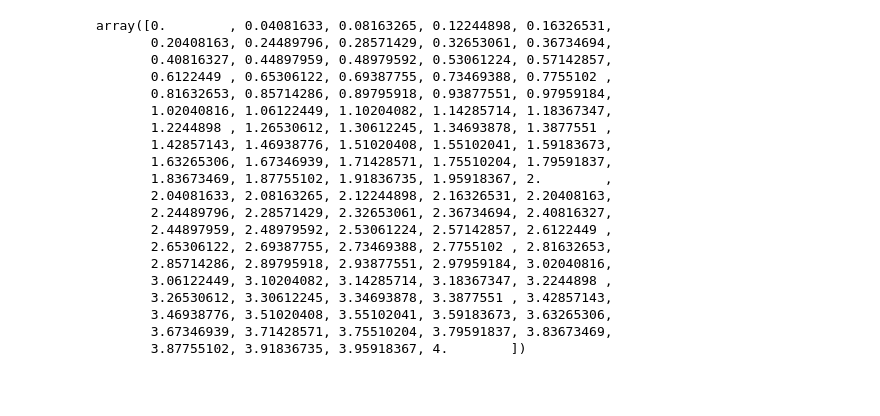
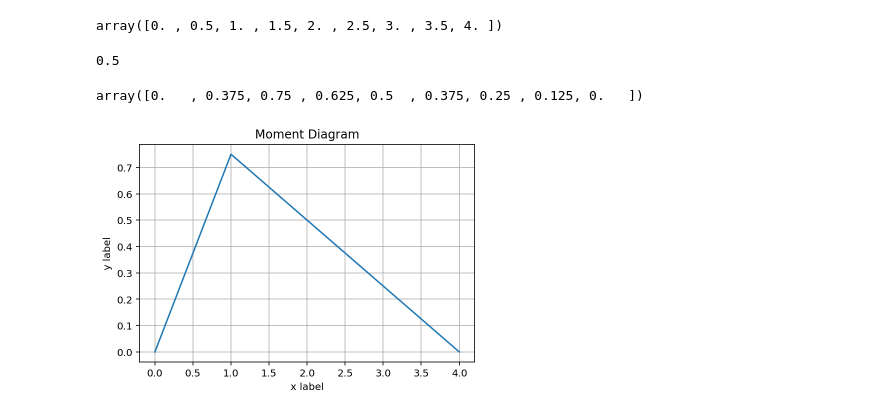
Before and after one commit to Ewdy/Structural-Design, a Jupyter notebook: Beam_Formulas/Beam_1.ipynb, the cells around one changed output. Cells and saved outputs as stored; diff of their text form; code cells hidden in the pictures; blank space fills up the shorter version.

Commit message:
add graph of moment diagram

```diff
--- a/Beam_Formulas/Beam_1.ipynb
+++ b/Beam_Formulas/Beam_1.ipynb
@@ -19,7 +21,7 @@ import matplotlib.pyplot as plt
 # %%
 # Enter case values sans units at present
 P = 1 # kN
-a = 2 # m
+a = 1 # m
 L = 4 # m
 # Derive distance b
 b = L - a
@@ -44,24 +33,52 @@ M_x
+# %%
+def moment_x(x, P, a, L):
+    """
+    Determine moment for simple beam w/ concentrated load at any position x.
+
+    where
+    x = distance from left end of beam to point of interest
+    P = concentrated load
+    a = distance from left end of beam to point of load
+    L = length of span of beam
+
+    The function does not take or allign units. Units of x, a and L must be identical.
+
+    Returns value of moment at x in units_of_P * units_of_x
+    """
+    b = L - a # derive b given a and L
+    if x >= 0 and x <= a:
+        M_x = (P*x*b)/L
+    elif x > a and x <= L:
+        M_x = (P*(L-x)*a)/L
+    else:
+        M_x = float('Nan')
+        print("Error: x cannot be less than 0 or greater than L which is {} in this case".format(L))
+    return M_x
 # %%
-position = np.linspace(0, L, 99)
+position = np.linspace(0, L, SAMPLE_SIZE)
 position
 # %% [output]
-array([0.        , 0.04081633, 0.08163265, 0.12244898, 0.16326531,
-       0.20408163, 0.24489796, 0.28571429, 0.32653061, 0.36734694,
-       0.40816327, 0.44897959, 0.48979592, 0.53061224, 0.57142857,
-       0.6122449 , 0.65306122, 0.69387755, 0.73469388, 0.7755102 ,
-       0.81632653, 0.85714286, 0.89795918, 0.93877551, 0.97959184,
-       1.02040816, 1.06122449, 1.10204082, 1.14285714, 1.18367347,
-       1.2244898 , 1.26530612, 1.30612245, 1.34693878, 1.3877551 ,
-       1.42857143, 1.46938776, 1.51020408, 1.55102041, 1.59183673,
-       1.63265306, 1.67346939, 1.71428571, 1.75510204, 1.79591837,
-       1.83673469, 1.87755102, 1.91836735, 1.95918367, 2.        ,
-       2.04081633, 2.08163265, 2.12244898, 2.16326531, 2.20408163,
-       2.24489796, 2.28571429, 2.32653061, 2.36734694, 2.40816327,
-       2.44897959, 2.48979592, 2.53061224, 2.57142857, 2.6122449 ,
-       2.65306122, 2.69387755, 2.73469388, 2.7755102 , 2.81632653,
-       2.85714286, 2.89795918, 2.93877551, 2.97959184, 3.02040816,
-       3.06122449, 3.10204082, 3.14285714, 3.18367347, 3.2244898 ,
-       3.26530612, 3.30612245, 3.34693878, 3.3877551 , 3.42857143,
-       3.46938776, 3.51020408, 3.55102041, 3.59183673, 3.63265306,
-       3.67346939, 3.71428571, 3.75510204, 3.79591837, 3.83673469,
-       3.87755102, 3.91836735, 3.95918367, 4.        ])
+array([0. , 0.5, 1. , 1.5, 2. , 2.5, 3. , 3.5, 4. ])
+# %%
+moment_x(position[int(SAMPLE_SIZE/2)], P, a, L)
+# %% [output]
+0.5
+# %%
+moment_array = np.zeros(SAMPLE_SIZE)
+for i in range(SAMPLE_SIZE):
+    moment_array[i] = moment_x(position[i], P, a, L)
+moment_array
+# %% [output]
+array([0.   , 0.375, 0.75 , 0.625, 0.5  , 0.375, 0.25 , 0.125, 0.   ])
+# %%
+from matplotlib.widgets import Cursor
+ax = plt.plot(position, moment_array)
+plt.grid(b=True, which='both', axis='both')
+plt.xlabel('x label')
+plt.ylabel('y label')
+plt.title('Moment Diagram')
+# plt.legend()
+# cursor = Cursor(ax, useblit=True, color='red', linewidth=2)
+plt.show()
+# %% [output]
+[figure, added]
```
Also changed, not shown: parts of 3 cells of this notebook, 1 other file.
